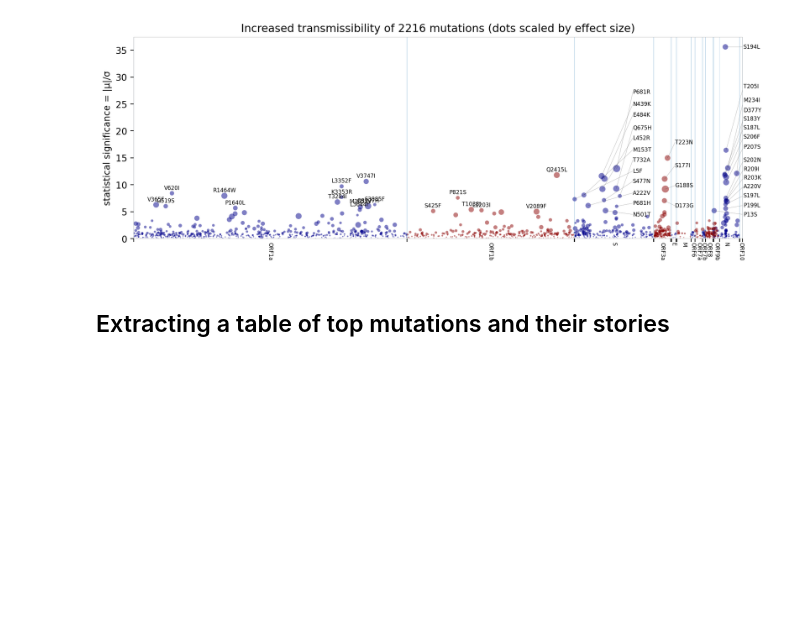
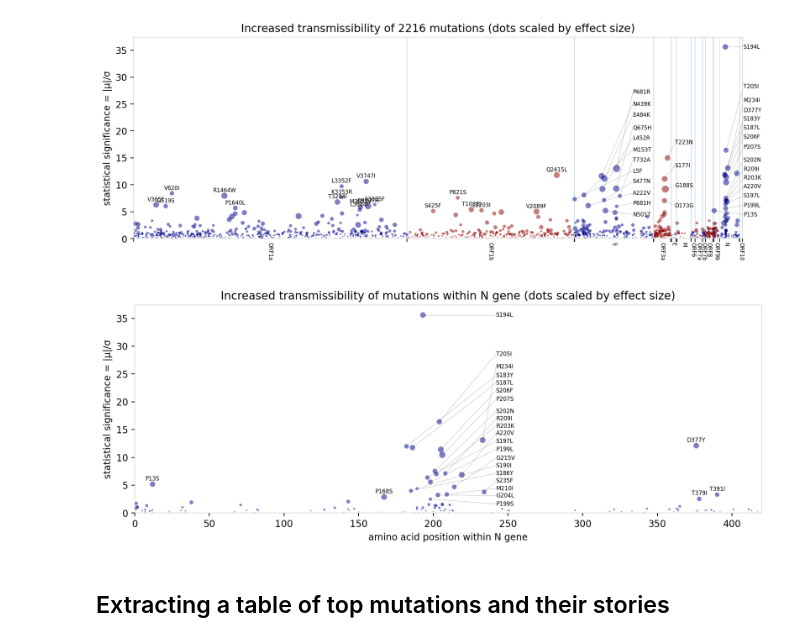
Before and after one commit to broadinstitute/pyro-cov, a Jupyter notebook: mutrans.ipynb, the cells around one changed output. Cells and saved outputs as stored; diff of their text form; code cells hidden in the pictures; blank space fills up the shorter version.

```diff
--- a/mutrans.ipynb
+++ b/mutrans.ipynb
@@ -381,6 +389,66 @@ plot_manhattan(mcmc_fit["mean"], mcmc_fit["std"],
                filenames=["paper/manhattan.png", "paper/manhattan.pdf"])
 # %% [output]
 [figure]
+# %%
+
+def plot_upper_east_side(mean, std, top_k=120, filenames=()):
+    sigma = mean / std.clamp(min=1e-8)
+    y1 = sigma.max().item()
+    position = torch.tensor([aa_mutation_to_position(m) for m in mutations])
+    assert len(mean) == len(mutations)
+    gene_id = {gene_name: i for i, gene_name in enumerate(GENE_TO_POSITION)}
+    gene_ids = torch.tensor([gene_id[m.split(":")[0]] for m in mutations])
+    mask = (gene_ids == gene_id["N"]) & (mean > 0)
+
+    plt.figure(figsize=(12, 4))
+    plt.title(f"Increased transmissibility of mutations within N gene"
+              " (dots scaled by effect size)")
+    plt.scatter(position[mask].numpy(), sigma[mask].numpy(), 8 * mean[mask].numpy(),
+                color="darkblue", alpha=0.5, lw=0)
+    special = []  # Many hits, plot with lines
+    z0 = 28800
+    z1 = 29000
+    for i in sigma.sort(0, descending=True).indices[:top_k].tolist():
+        x = float(position[i])
+        y = float(sigma[i])
+        gene, name = mutations[i].split(":")
+        if gene != "N":
+            continue
+        if z0 < x < z1:
+            special.append((y, x, name))
+        else:
+            plt.text(x, y + y1/80, name, fontsize=6,
+                     verticalalignment="bottom", horizontalalignment="center")
+    special.sort(reverse=True)
+    lb = min(y for (y, _, _) in special)
+    ub = max(y for (y, _, _) in special)
+    lb, ub = lb * 0.5, ub * 0.5 + y1 * 0.5
+    for i, (y, x, name) in enumerate(special):
+        y_label = 0.3 * y + 0.7 * (ub + (lb - ub) * (i / (len(special) - 0.99)))
+        x_label = z1
+        plt.text(x_label, y_label, name, fontsize=6,
+                 verticalalignment="center", horizontalalignment="left")
+        plt.plot([x, x_label], [y, y_label], 'k-', lw=0.2, alpha=0.5)
+    start, end = GENE_TO_POSITION["N"]
+    plt.xlim(start, end)
+    xticks = [start]
+    while xticks[-1] + 150 < end:
+        xticks.append(xticks[-1] + 150)
+    labels = [str((x - start) // 3) for x in xticks]
+    plt.xticks(xticks, labels)
+    plt.xlabel("amino acid position within N gene")
+    plt.ylim(0, None)
+    ax = plt.gca()
+    for spine in ax.spines.values():
+        spine.set_linewidth(0.1)
+    plt.ylabel("statistical significance = |μ|/σ")
+    for f in filenames:
+        plt.savefig(f)
+
+plot_upper_east_side(mcmc_fit["mean"], mcmc_fit["std"],
+                     filenames=["paper/upper_east_side.png", "paper/upper_east_side.pdf"])
+# %% [output]
+[figure, added]
 # %% [markdown]
 ## Extracting a table of top mutations and their stories
 # %%
```
Also changed, not shown: parts of 2 cells of this notebook, 2 other files.
